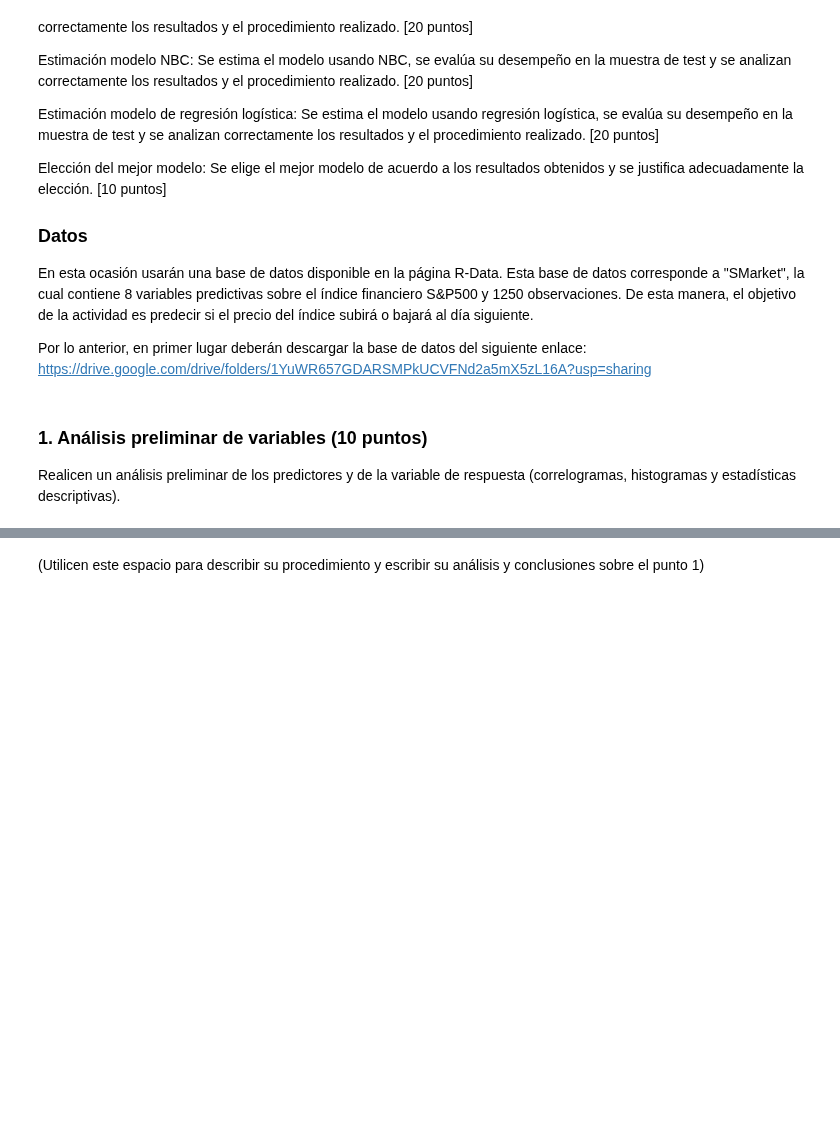
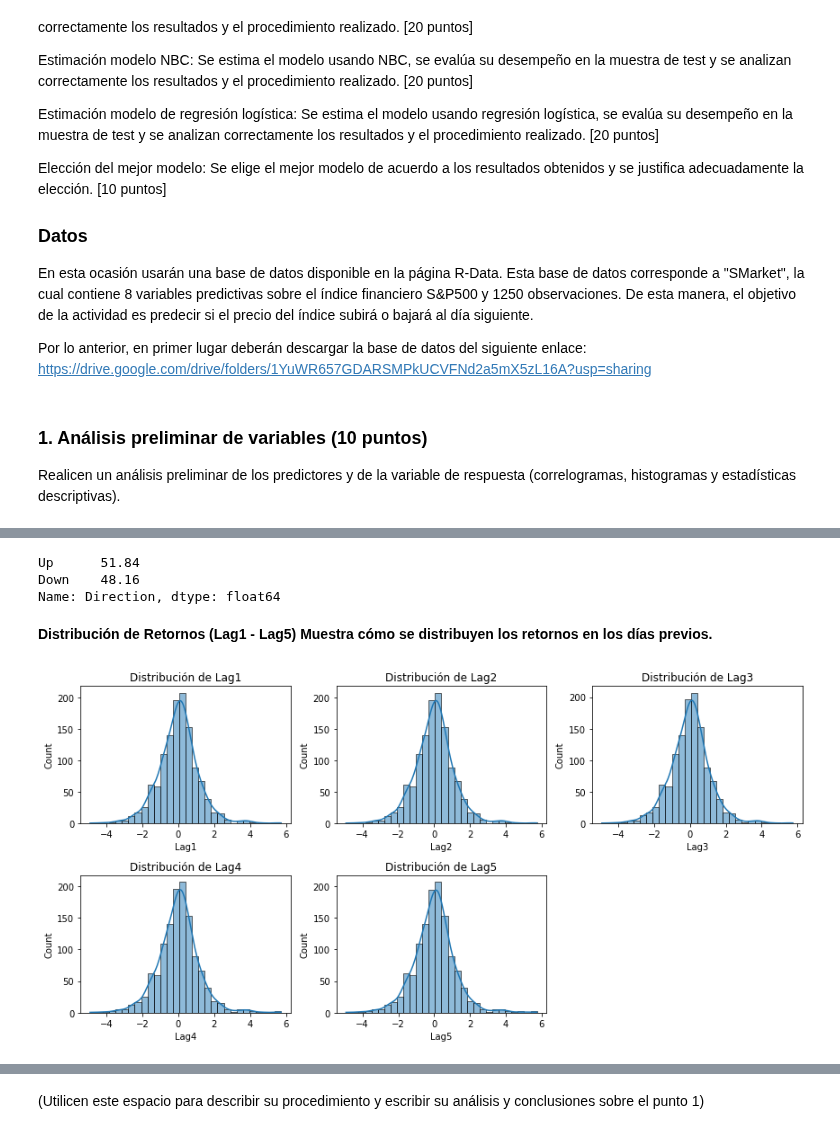
Before and after one commit to carrasquintero/Entrega_ETL, a Jupyter notebook: ML/Caso implementación de modelos de clasificación lineales.ipynb, the cells around one changed output, grey strips where cells are left out. Saved outputs shown, nothing was run; the diff lists cells and outputs as text; code cells hidden in the pictures; blank space fills up the shorter version.

```diff
--- a/ML/Caso implementación de modelos de clasificación lineales.ipynb
+++ b/ML/Caso implementación de modelos de clasificación lineales.ipynb
@@ -77,0 +80,3 @@ XTrain, XTest, yTrain, yTest = train_test_split(x_Total, y_Total, test_size=0.33
+# %%
+Smarket = pd.read_csv("/home/jovyan/work/Smarket.csv")  # Ruta absoluta
+Smarket
@@ -77,0 +123,22 @@ XTrain, XTest, yTrain, yTest = train_test_split(x_Total, y_Total, test_size=0.33
+# %%
+print(Smarket['Direction'].value_counts(normalize=True) * 100)
+# %% [output]
+Up      51.84
+Down    48.16
+Name: Direction, dtype: float64
+# %% [markdown]
+ **Distribución de Retornos (Lag1 - Lag5)
+Muestra cómo se distribuyen los retornos en los días previos.**
+# %%
+#### Utilicen este espacio para escribir los códigos del procedimiento del punto 1 ####
+import seaborn as sns
+
+plt.figure(figsize=(12, 6))
+for i, col in enumerate(['Lag1', 'Lag2', 'Lag3', 'Lag4', 'Lag5']):
+    plt.subplot(2, 3, i+1)
+    sns.histplot(Smarket[col], bins=30, kde=True)
+    plt.title(f'Distribución de {col}')
+plt.tight_layout()
+plt.show()
+# %% [output]
+[figure, added]
```
Also changed, not shown: parts of 22 cells of this notebook.
